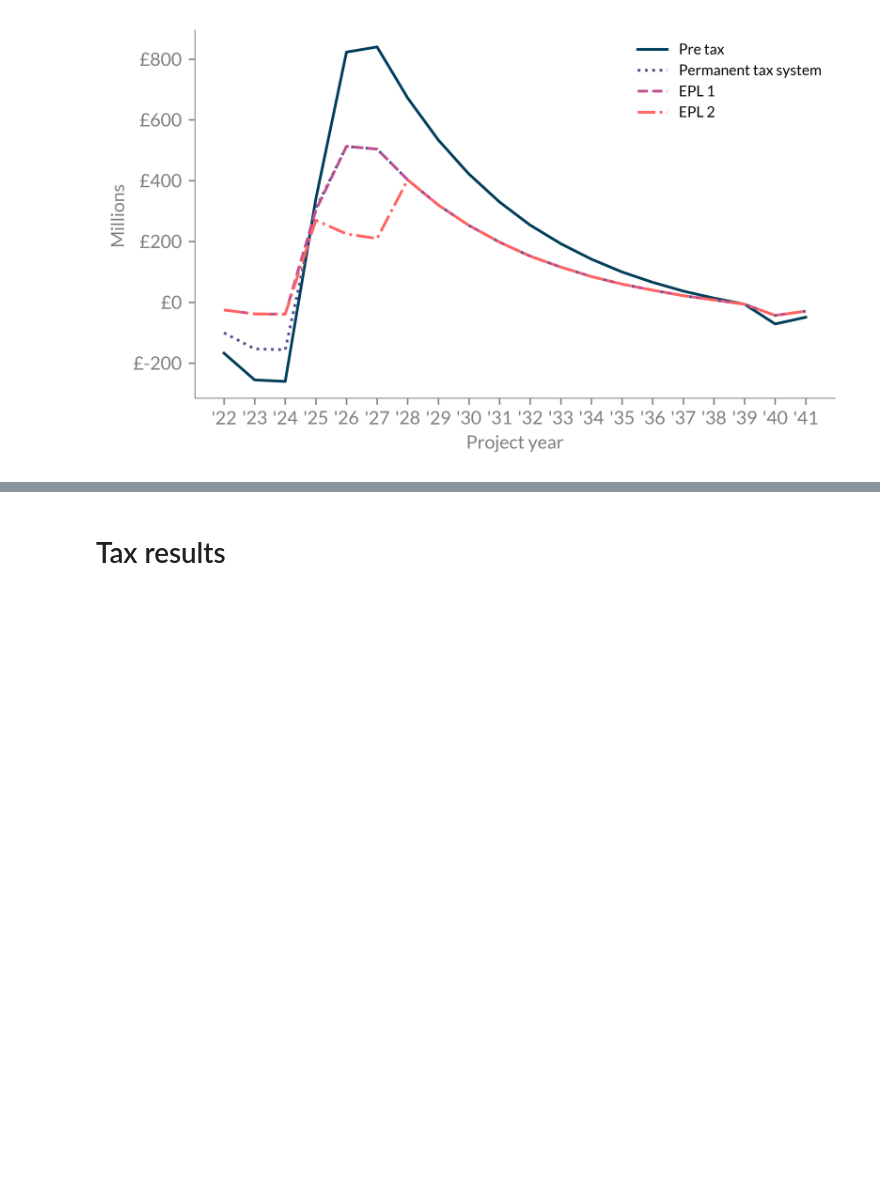
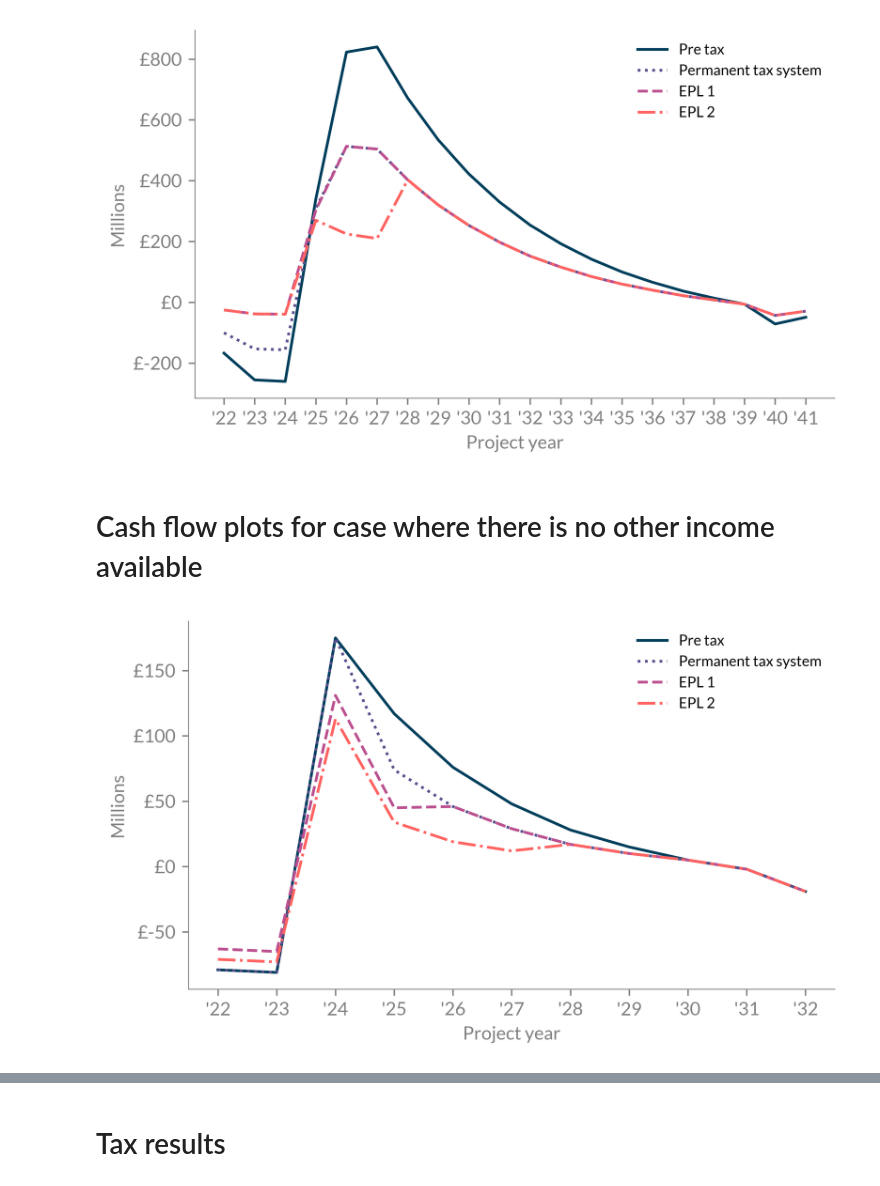
Before and after one commit to artregalado/EPL-Analysis, a Jupyter notebook: epl_analysis_notebook.ipynb, the cells around one changed output, grey strips where cells are left out. Saved outputs shown, nothing was run; the diff lists cells and outputs as text; code cells hidden in the pictures; blank space fills up the shorter version.

Commit message:
Project Finished

```diff
--- a/epl_analysis_notebook.ipynb
+++ b/epl_analysis_notebook.ipynb
@@ -553,3 +551,41 @@ fig.savefig("./plots/large_cashflows_full_comparison.png")
 plt.show()
 # %% [output]
 [figure]
+# %% [markdown]
+# Cash flow plots for case where there is no other income available
+# %%
+pre_tax = cashflow_small_field['Pre tax'].ncf
+tax1 = cashflow_small_field['Post tax no EPL no other income'].post_tax_ncf
+tax2 = cashflow_small_field['Post tax EPL summer no other income'].post_tax_ncf
+tax3 = cashflow_small_field['Post tax EPL autumn no other income'].post_tax_ncf
+
+index2022 = pd.RangeIndex(start = 2022, stop = 2022 + len(pre_tax))
+pre_tax.index = index2022
+pre_tax.index = pre_tax.index.map(str)
+tax1.index = index2022
+tax1.index = tax1.index.map(str)
+tax2.index = index2022
+tax2.index = tax2.index.map(str)
+tax3.index = index2022
+tax3.index = tax3.index.map(str)
+
+fig, ax =plt.subplots(figsize=(5.8, 3.5), dpi=600, tight_layout=True)
+ax.plot(pre_tax, label='Pre tax', c=color_base_line)
+ax.plot(tax1, label="Permanent tax system", c=color_highlight_purple, ls=':')
+ax.plot(tax2, label='EPL 1', c=color_highlight_red, ls='--')
+ax.plot(tax3, label='EPL 2', c=color_highlight_orangered, ls='-.')
+
+ax.set_xlabel("Project year")
+ax.set_ylabel("Millions")
+
+x_labels = [str("'" + year[2:4]) for year in pre_tax.index]
+ax.set_xticks(ticks = pre_tax.index, labels = x_labels)
+
+ax.yaxis.set_major_formatter('£{x:1.0f}')
+
+ax.legend(frameon=False)
+fig.savefig("./plots/small_cashflows_full_noincome_comparison.png")
+
+plt.show()
+# %% [output]
+[figure, added]
```
Also changed, not shown: parts of 3 cells of this notebook.
